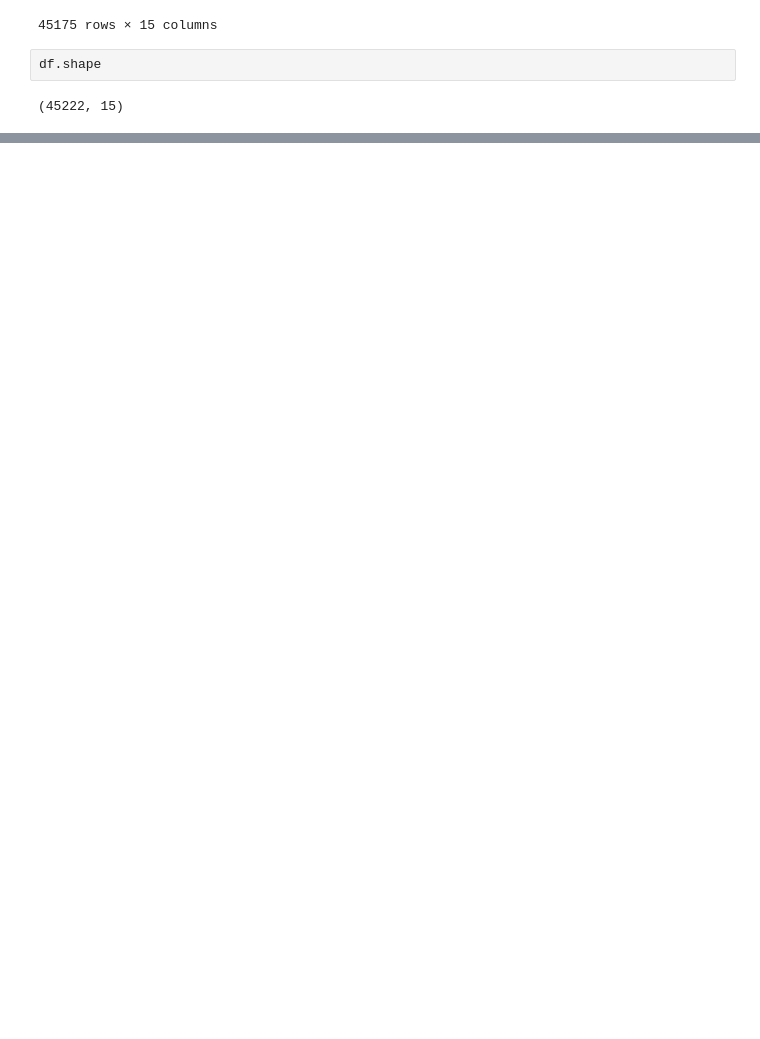
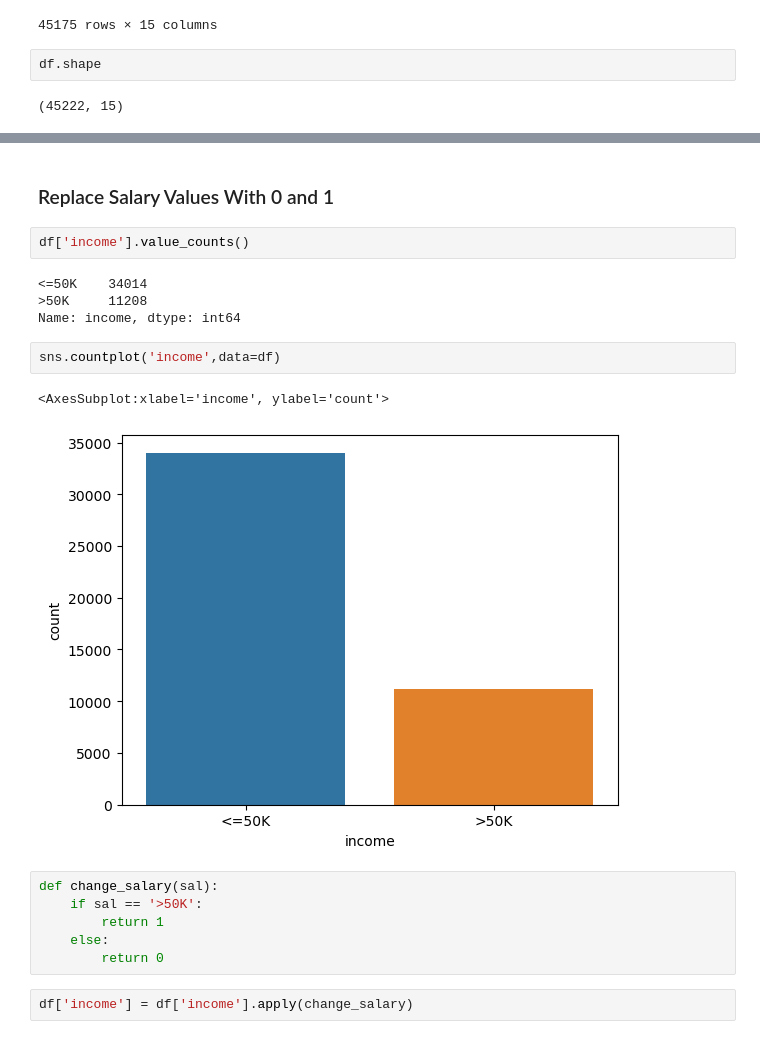
Before and after one commit to MahbubHossainFaisal/Data-Science, a Jupyter notebook: Pandas/Assignments/Adult_income_case_study.ipynb, the cells around one changed output, grey strips where cells are left out. Saved outputs shown, nothing was run; the diff lists cells and outputs as text; blank space fills up the shorter version.

Commit message:
Adult income case study completed

```diff
--- a/Pandas/Assignments/Adult_income_case_study.ipynb
+++ b/Pandas/Assignments/Adult_income_case_study.ipynb
@@ -243,0 +348,21 @@ df.shape
+# %% [markdown]
+### Replace Salary Values With 0 and 1
+# %%
+df['income'].value_counts()
+# %% [output]
+<=50K    34014
+>50K     11208
+Name: income, dtype: int64
+# %%
+sns.countplot('income',data=df)
+# %% [output]
+<AxesSubplot:xlabel='income', ylabel='count'>
+[figure, added]
+# %%
+def change_salary(sal):
+    if sal == '>50K':
+        return 1
+    else:
+        return 0
+# %%
+df['income'] = df['income'].apply(change_salary)
```
Also changed, not shown: parts of 33 cells of this notebook.
